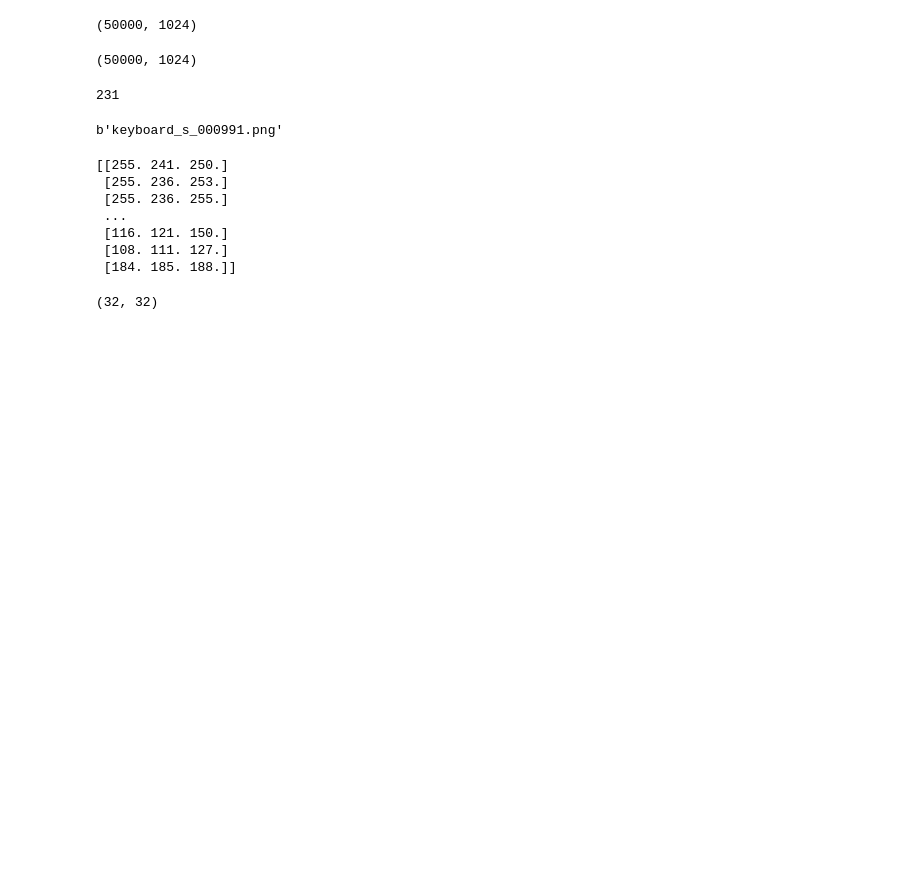
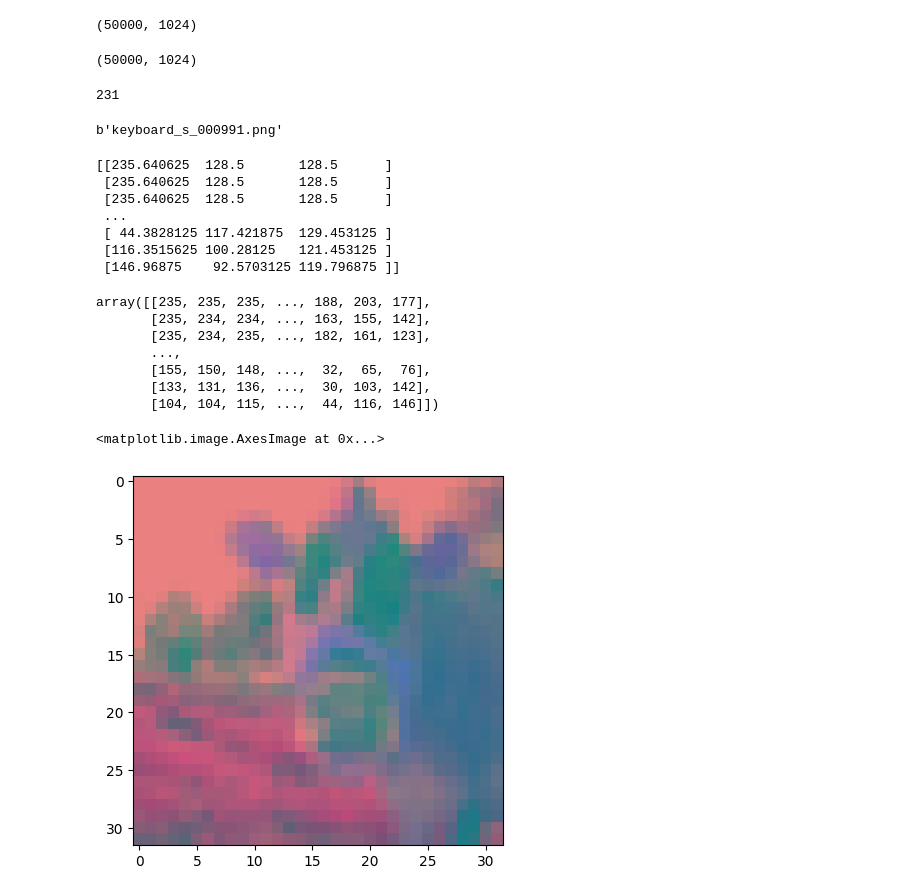
Before and after one commit to mihribanyvs/Colorization, a Jupyter notebook: first_file.ipynb, the cells around one changed output. Cells and saved outputs as stored; diff of their text form; code cells hidden in the pictures; blank space fills up the shorter version.

```diff
--- a/first_file.ipynb
+++ b/first_file.ipynb
@@ -44,20 +49,35 @@ train_set[b'filenames'][200]
 b'keyboard_s_000991.png'
 # %%
 img0 = np.empty((red[0].shape[0],3))
-for i in range(len(red[200])):
-    img0[i] = [int(red[200][i]),int(green[200][i]),int(blue[200][i])]
+for i in range(len(red[0])):
+    Y = (( 66 * red[0][i] + 129 * green[0][i] +  25 * blue[0][i] + 128) / 256) +  16
+    U = ((-38 * red[0][i] -  74 * green[0][i] + 112 * blue[0][i] + 128) / 256) + 128
+    V = ((112 * red[0][i] -  94 * green[0][i] -  18 * blue[0][i] + 128) / 256) + 128
+    img0[i] = [Y,U,V]
 
 print(img0)
 img0_array = np.reshape(np.array(img0,dtype=int),(32,32,3))
 # %% [output]
-[[255. 241. 250.]
- [255. 236. 253.]
- [255. 236. 255.]
+[[235.640625  128.5       128.5      ]
+ [235.640625  128.5       128.5      ]
+ [235.640625  128.5       128.5      ]
  ...
- [116. 121. 150.]
- [108. 111. 127.]
- [184. 185. 188.]]
+ [ 44.3828125 117.421875  129.453125 ]
+ [116.3515625 100.28125   121.453125 ]
+ [146.96875    92.5703125 119.796875 ]]
 # %%
-img0_array[:,:,0].shape
+img0_array[:,:,0]
 # %% [output]
-(32, 32)
+array([[235, 235, 235, ..., 188, 203, 177],
+       [235, 234, 234, ..., 163, 155, 142],
+       [235, 234, 235, ..., 182, 161, 123],
+       ...,
+       [155, 150, 148, ...,  32,  65,  76],
+       [133, 131, 136, ...,  30, 103, 142],
+       [104, 104, 115, ...,  44, 116, 146]])
+# %%
+
+plt.imshow(img0_array)
+# %% [output]
+<matplotlib.image.AxesImage at 0x...>
+[figure, added]
```
Also changed, not shown: parts of 6 cells of this notebook.
